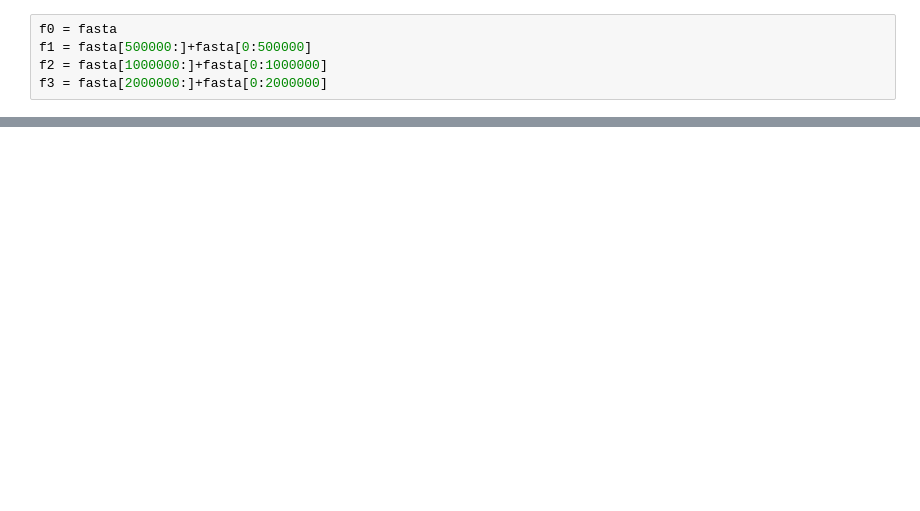
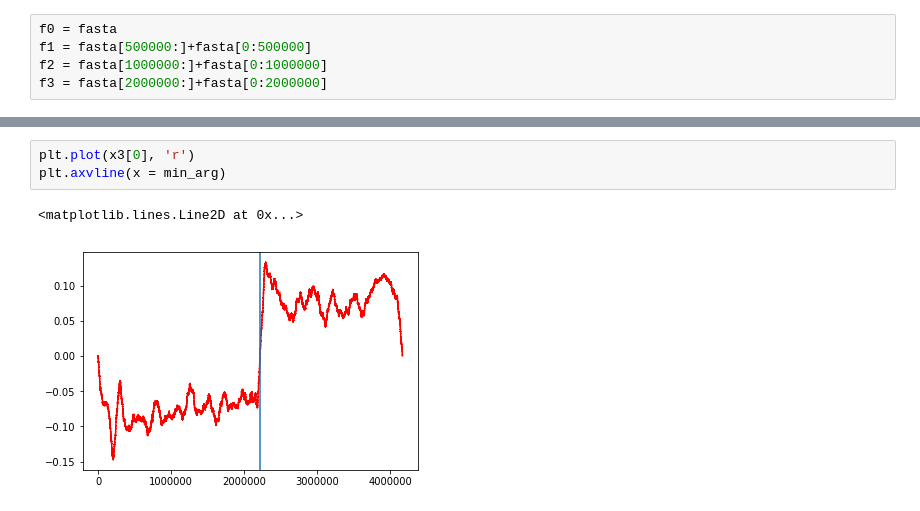
Before and after one commit to MohammedAlJaff/orite, a Jupyter notebook: inital_base_phased_start_points.ipynb, the cells around one changed output, grey strips where cells are left out. Drawn from its saved outputs; the diff is of its cells as text; blank space fills up the shorter version.

```diff
--- a/inital_base_phased_start_points.ipynb
+++ b/inital_base_phased_start_points.ipynb
@@ -157,0 +92,6 @@ a[1:int(x)]
+# %%
+plt.plot(x3[0], 'r')
+plt.axvline(x = min_arg)
+# %% [output]
+<matplotlib.lines.Line2D at 0x...>
+[figure, added]
```
Also changed, not shown: parts of 34 cells of this notebook, 3 other files.
